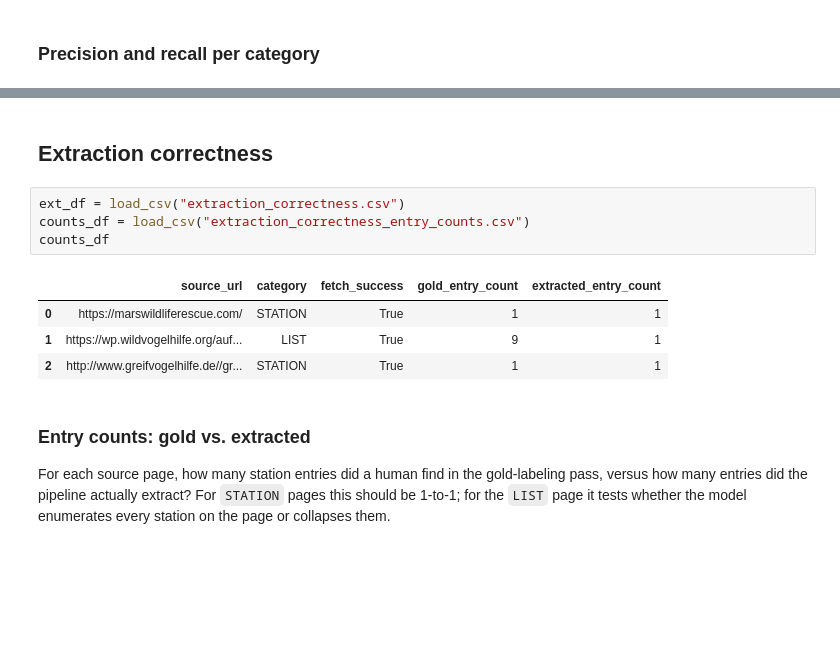
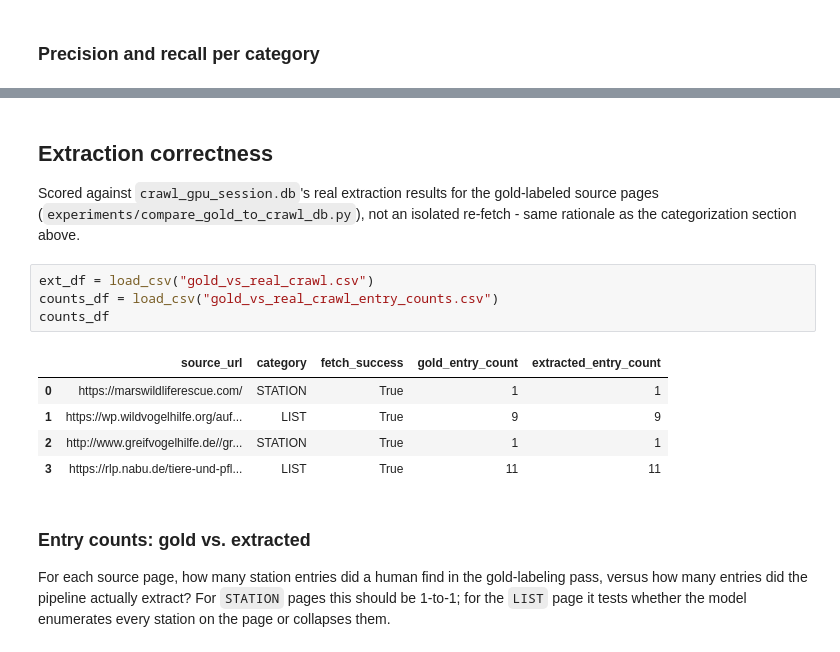
Before and after one commit to idioticDolphin/RescueAnt, a Jupyter notebook: notebooks/correctness_evaluation.ipynb, the cells around one changed output, grey strips where cells are left out. Cells and saved outputs as stored; diff of their text form; blank space fills up the shorter version.

```diff
--- a/notebooks/correctness_evaluation.ipynb
+++ b/notebooks/correctness_evaluation.ipynb
@@ -232,14 +268,19 @@ Caption: Distribution of per-page categorization time on full, uncapped page con
 # %% [markdown]
 ## Extraction correctness
+
+Scored against `crawl_gpu_session.db`'s real extraction results for the gold-labeled
+source pages (`experiments/compare_gold_to_crawl_db.py`), not an isolated re-fetch - same
+rationale as the categorization section above.
 # %%
-ext_df = load_csv("extraction_correctness.csv")
-counts_df = load_csv("extraction_correctness_entry_counts.csv")
+ext_df = load_csv("gold_vs_real_crawl.csv")
+counts_df = load_csv("gold_vs_real_crawl_entry_counts.csv")
 counts_df
 # %% [output]
 |  | source_url | category | fetch_success | gold_entry_count | extracted_entry_count |
 | 0 | https://marswildliferescue.com/ | STATION | True | 1 | 1 |
-| 1 | https://wp.wildvogelhilfe.org/auf... | LIST | True | 9 | 1 |
+| 1 | https://wp.wildvogelhilfe.org/auf... | LIST | True | 9 | 9 |
 | 2 | http://www.greifvogelhilfe.de//gr... | STATION | True | 1 | 1 |
+| 3 | https://rlp.nabu.de/tiere-und-pfl... | LIST | True | 11 | 11 |
 # %% [markdown]
 ### Entry counts: gold vs. extracted
 
```
Also changed, not shown: parts of 17 cells of this notebook, 7 other files.
